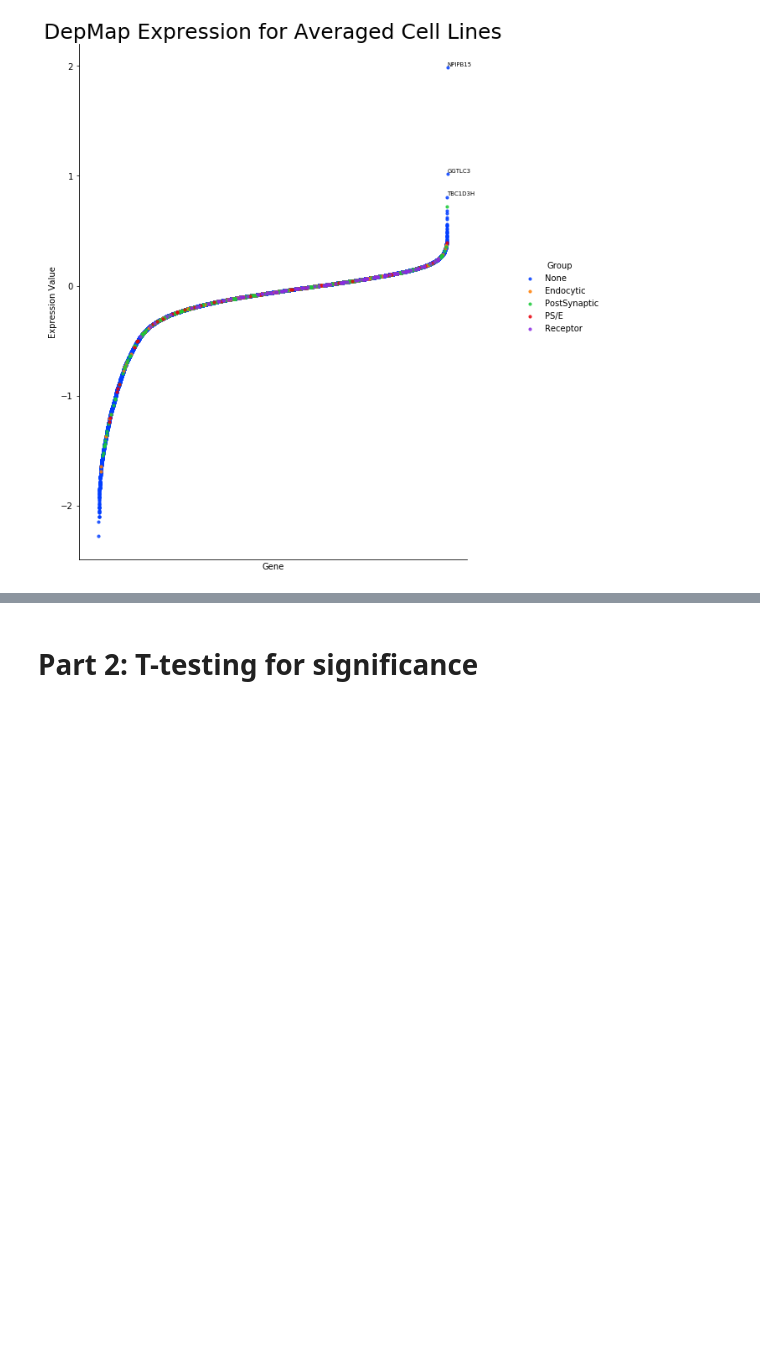
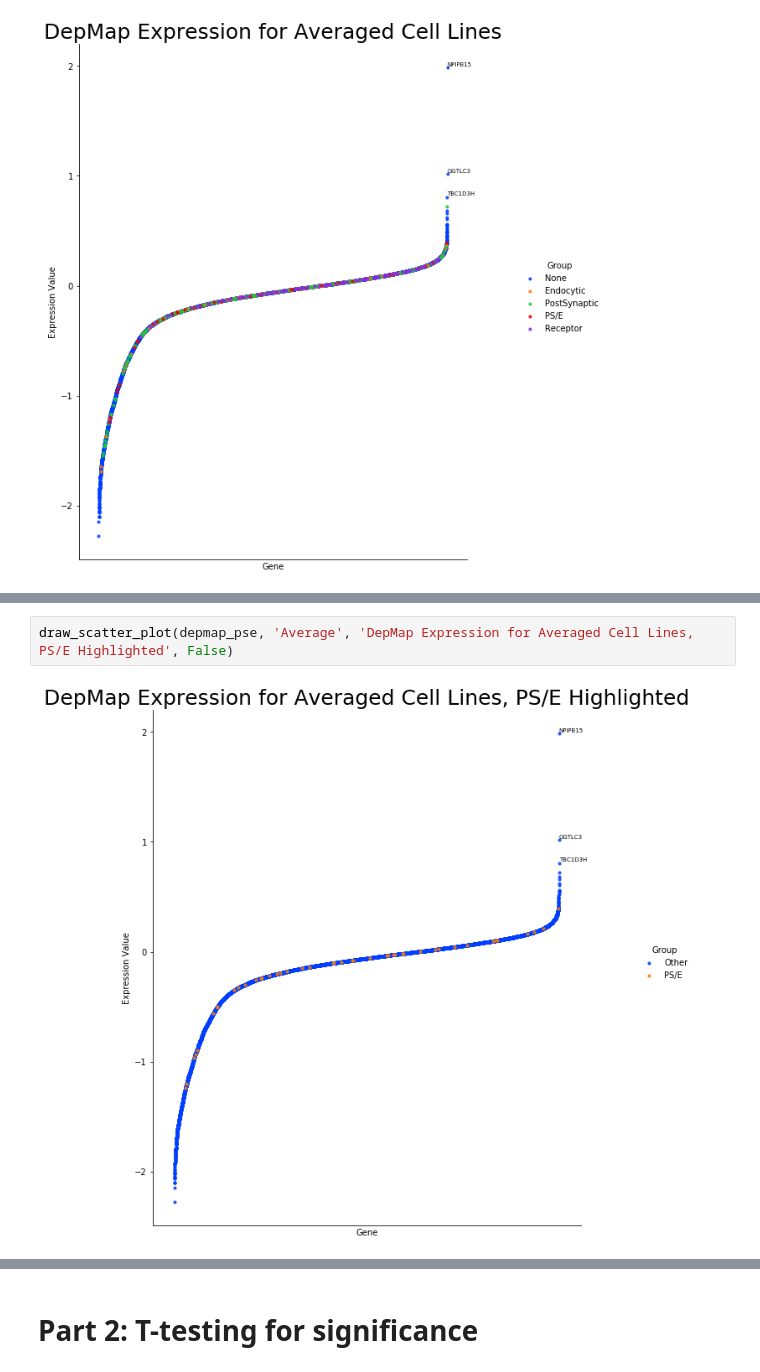
Before and after one commit to sophiaho/broad-work, a Jupyter notebook: crispr_screen.ipynb, the cells around one changed output, grey strips where cells are left out. Cells and saved outputs as stored; diff of their text form; blank space fills up the shorter version.

```diff
--- a/crispr_screen.ipynb
+++ b/crispr_screen.ipynb
@@ -212,0 +243,4 @@ draw_scatter_plot(depmap_average_groups, 'Average', 'DepMap Expression for Avera
+# %%
+draw_scatter_plot(depmap_pse, 'Average', 'DepMap Expression for Averaged Cell Lines, PS/E Highlighted', False)
+# %% [output]
+[figure, added]
```
Also changed, not shown: parts of 108 cells of this notebook.
